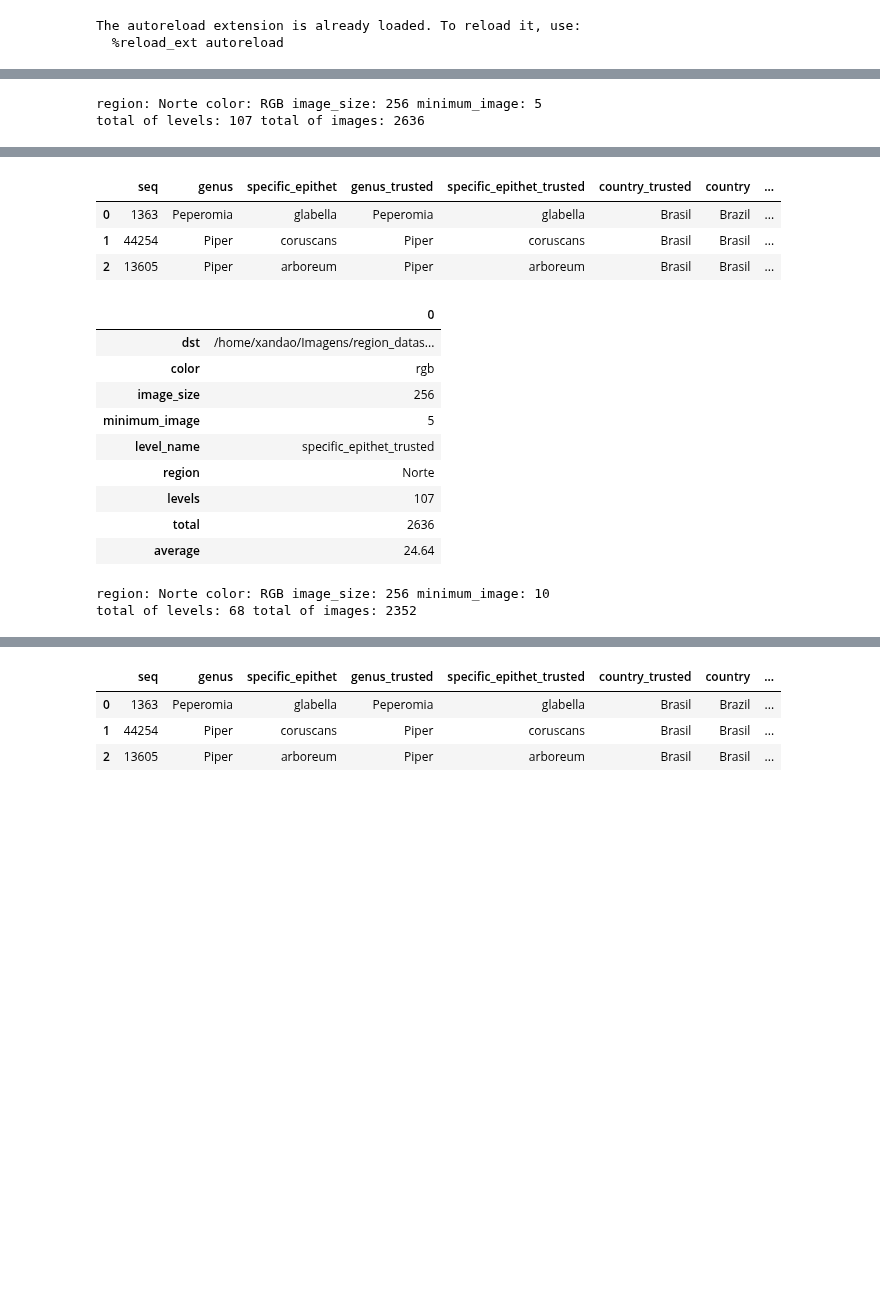
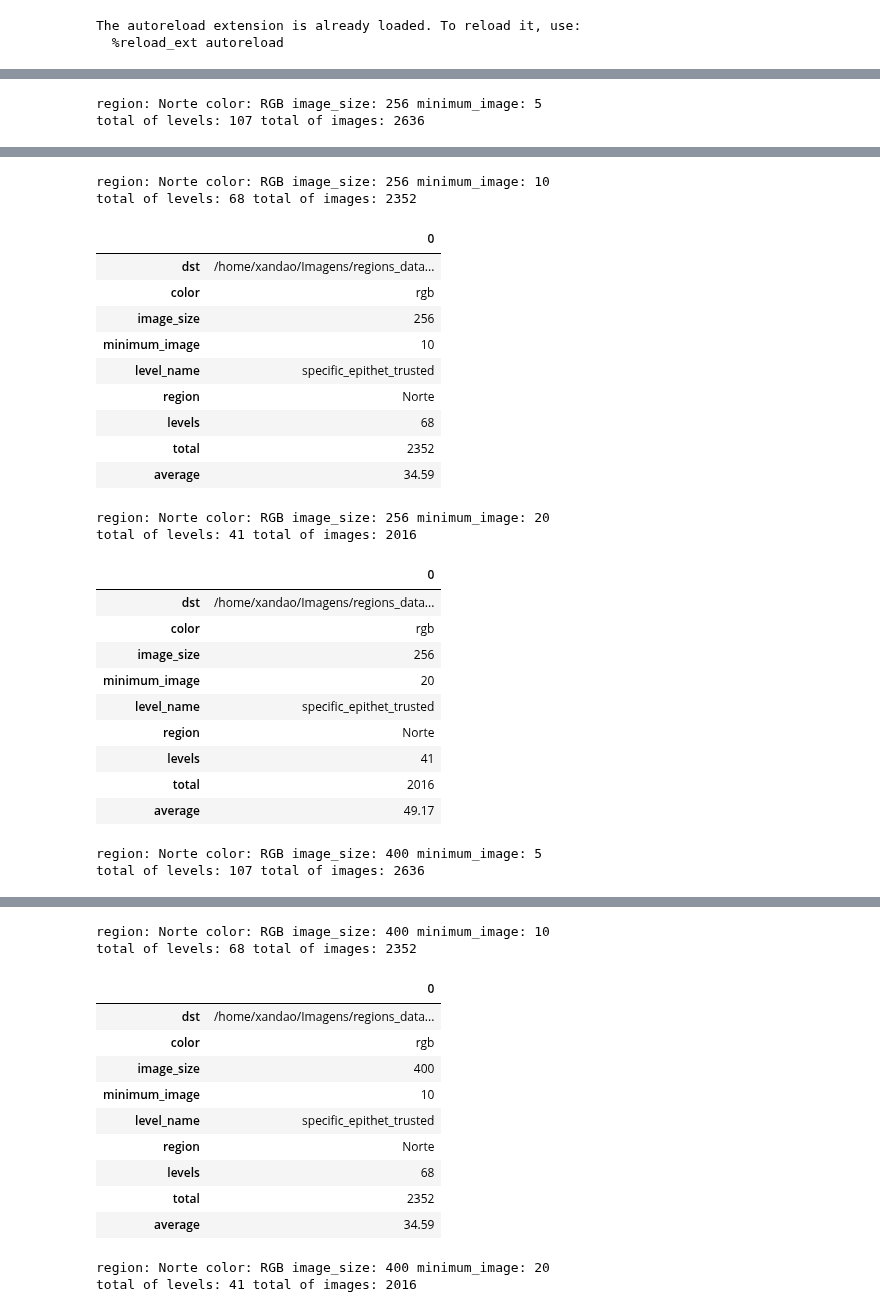
Before and after one commit to xaaaandao/piperaceae-sql, a Jupyter notebook: regions_dataset.ipynb, the cells around one changed output, grey strips where cells are left out. Cells and saved outputs as stored; diff of their text form; code cells hidden in the pictures; blank space fills up the shorter version.

```diff
--- a/regions_dataset.ipynb
+++ b/regions_dataset.ipynb
@@ -27,7 +27,7 @@ list_minimum_image=[5, 10, 20]
 list_color=['rgb', 'grayscale']
 list_image_size=['256', '400', '512']
 list_regions=['Norte', 'Nordeste', 'Centro-Oeste', 'Sul', 'Sudeste']
-path_out = '/home/xandao/Imagens/region_dataset'
+path_out = '/home/xandao/Imagens/regions_dataset/images'
 list_images_invalid=get_list_of_images_invalid()
 list_images_invalid=list_images_invalid['barcode']
 # %%
@@ -64,8 +64,8 @@ for color in list_color:
                 print('region: %s color: %s image_size: %s minimum_image: %d' % (region, color.upper(), image_size, minimum_image))
                 select_images(color, image_size, list_count_samples, list_level, list_images_invalid, list_path_images_final, list_seq_final, minimum_image, session, query)
 
-                list_f = copy_images(list_level, list_path_images_final, out)
-                save_metadata(color, image_size, level, list_count_samples, list_f, list_level, list_path_images_final, list_seq_final, minimum_image, out, session, region=region)
+                list_dst, list_f = copy_images(list_level, list_path_images_final, out)
+                save_metadata(color, image_size, level, list_count_samples, list_dst, list_f, list_level, list_path_images_final, list_seq_final, minimum_image, out, session, region=region)
 # %% [output]
 region: Norte color: RGB image_size: 256 minimum_image: 5
 total of levels: 107 total of images: 2636
@@ -76,16 +82,26 @@ total of levels: 107 total of images: 2636
+region: Norte color: RGB image_size: 256 minimum_image: 10
+total of levels: 68 total of images: 2352
-|  | seq | genus | specific_epithet | genus_trusted | specific_epithet_trusted | country_trusted | country | ... |
-| 0 | 1363 | Peperomia | glabella | Peperomia | glabella | Brasil | Brazil | ... |
-| 1 | 44254 | Piper | coruscans | Piper | coruscans | Brasil | Brasil | ... |
-| 2 | 13605 | Piper | arboreum | Piper | arboreum | Brasil | Brasil | ... |
+|  | 0 |
+| dst | /home/xandao/Imagens/regions_data... |
+| color | rgb |
+| image_size | 256 |
+| minimum_image | 10 |
+| level_name | specific_epithet_trusted |
+| region | Norte |
+| levels | 68 |
+| total | 2352 |
+| average | 34.59 |
+region: Norte color: RGB image_size: 256 minimum_image: 20
+total of levels: 41 total of images: 2016
 |  | 0 |
-| dst | /home/xandao/Imagens/region_datas... |
+| dst | /home/xandao/Imagens/regions_data... |
 | color | rgb |
 | image_size | 256 |
-| minimum_image | 5 |
+| minimum_image | 20 |
 | level_name | specific_epithet_trusted |
 | region | Norte |
-| levels | 107 |
-| total | 2636 |
-| average | 24.64 |
+| levels | 41 |
+| total | 2016 |
+| average | 49.17 |
-region: Norte color: RGB image_size: 256 minimum_image: 10
-total of levels: 68 total of images: 2352
+region: Norte color: RGB image_size: 400 minimum_image: 5
+total of levels: 107 total of images: 2636
@@ -96,5 +118,15 @@ total of levels: 68 total of images: 2352
+region: Norte color: RGB image_size: 400 minimum_image: 10
+total of levels: 68 total of images: 2352
-|  | seq | genus | specific_epithet | genus_trusted | specific_epithet_trusted | country_trusted | country | ... |
-| 0 | 1363 | Peperomia | glabella | Peperomia | glabella | Brasil | Brazil | ... |
-| 1 | 44254 | Piper | coruscans | Piper | coruscans | Brasil | Brasil | ... |
-| 2 | 13605 | Piper | arboreum | Piper | arboreum | Brasil | Brasil | ... |
+|  | 0 |
+| dst | /home/xandao/Imagens/regions_data... |
+| color | rgb |
+| image_size | 400 |
+| minimum_image | 10 |
+| level_name | specific_epithet_trusted |
+| region | Norte |
+| levels | 68 |
+| total | 2352 |
+| average | 34.59 |
+region: Norte color: RGB image_size: 400 minimum_image: 20
+total of levels: 41 total of images: 2016
 |  | 0 |
```
Also changed, not shown: parts of 2 cells of this notebook, 4 other files.
